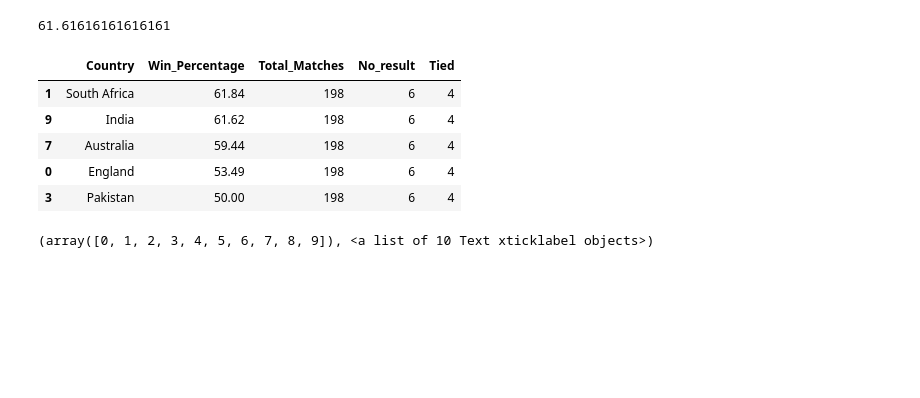
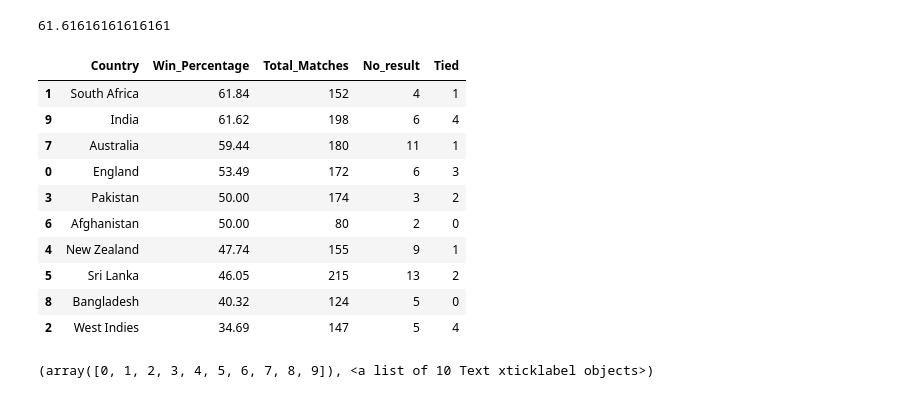
Before and after one commit to singhmanishh/WorldCup2019_Prediction, a Jupyter notebook: DataExploration.ipynb, the cells around one changed output. Saved outputs shown, nothing was run; the diff lists cells and outputs as text; code cells hidden in the pictures; blank space fills up the shorter version.

```diff
--- a/DataExploration.ipynb
+++ b/DataExploration.ipynb
@@ -94,8 +94,8 @@ def get_win_percentage(list, data):
         country_list.append(i)
         win_Percent_list.append(round(len(df[df['Winner'] == i])/(df.shape[0])*100.0,2))
         match_played.append(df.shape[0])
-        no_result.df[df['Winner'] == 'no result'].shape[0]
-        tied = df[df['Winner'] == 'tied'].shape[0]
+        no_result.append(df[df['Winner'] == 'no result'].shape[0])
+        tied.append(df[df['Winner'] == 'tied'].shape[0])
 
     my_df['Country'] = country_list
     my_df['Win_Percentage'] = win_Percent_list
@@ -109,14 +109,19 @@ list_of_participants = ['England', 'South Africa', 'West Indies', 'Pakistan', 'N
 # %%
 output = get_win_percentage(list_of_participants, results)
 # %%
-output.head()
+output
 # %% [output]
 |  | Country | Win_Percentage | Total_Matches | No_result | Tied |
-| 1 | South Africa | 61.84 | 198 | 6 | 4 |
+| 1 | South Africa | 61.84 | 152 | 4 | 1 |
 | 9 | India | 61.62 | 198 | 6 | 4 |
-| 7 | Australia | 59.44 | 198 | 6 | 4 |
-| 0 | England | 53.49 | 198 | 6 | 4 |
-| 3 | Pakistan | 50.00 | 198 | 6 | 4 |
+| 7 | Australia | 59.44 | 180 | 11 | 1 |
+| 0 | England | 53.49 | 172 | 6 | 3 |
+| 3 | Pakistan | 50.00 | 174 | 3 | 2 |
+| 6 | Afghanistan | 50.00 | 80 | 2 | 0 |
+| 4 | New Zealand | 47.74 | 155 | 9 | 1 |
+| 5 | Sri Lanka | 46.05 | 215 | 13 | 2 |
+| 8 | Bangladesh | 40.32 | 124 | 5 | 0 |
+| 2 | West Indies | 34.69 | 147 | 5 | 4 |
 # %%
 plt.figure(figsize=(10,4))
 sns.barplot(x = 'Country', y = 'Win_Percentage', data = output).set_title('Win percentage for each country')
```
